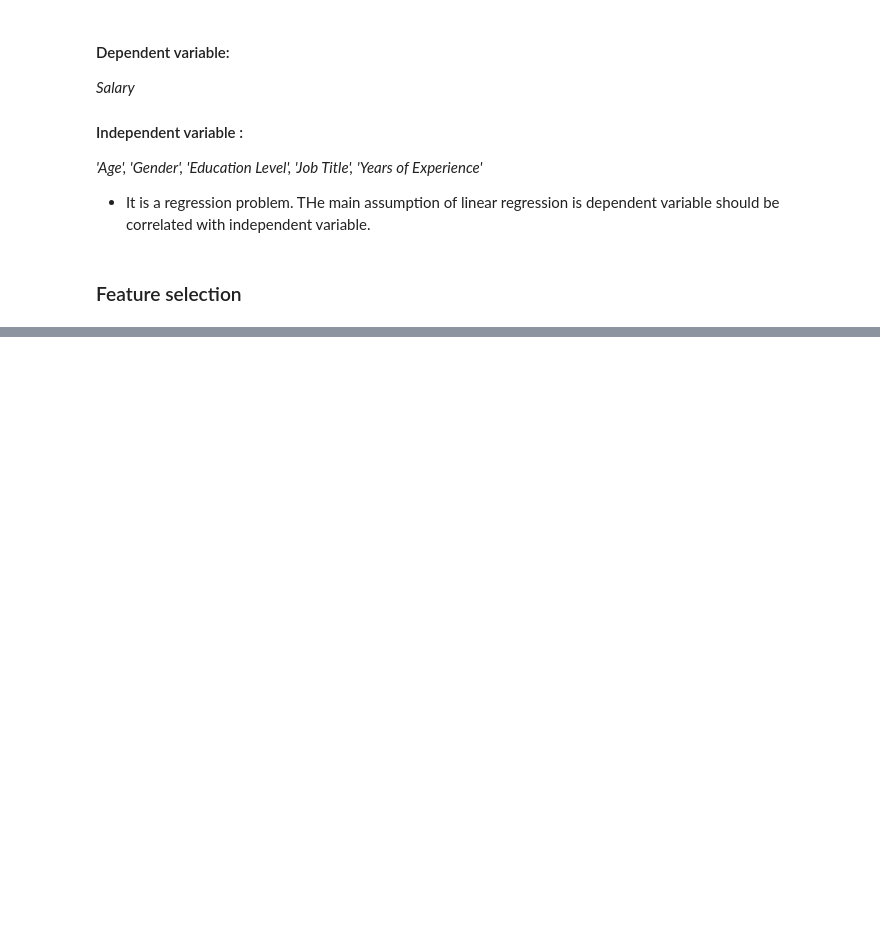
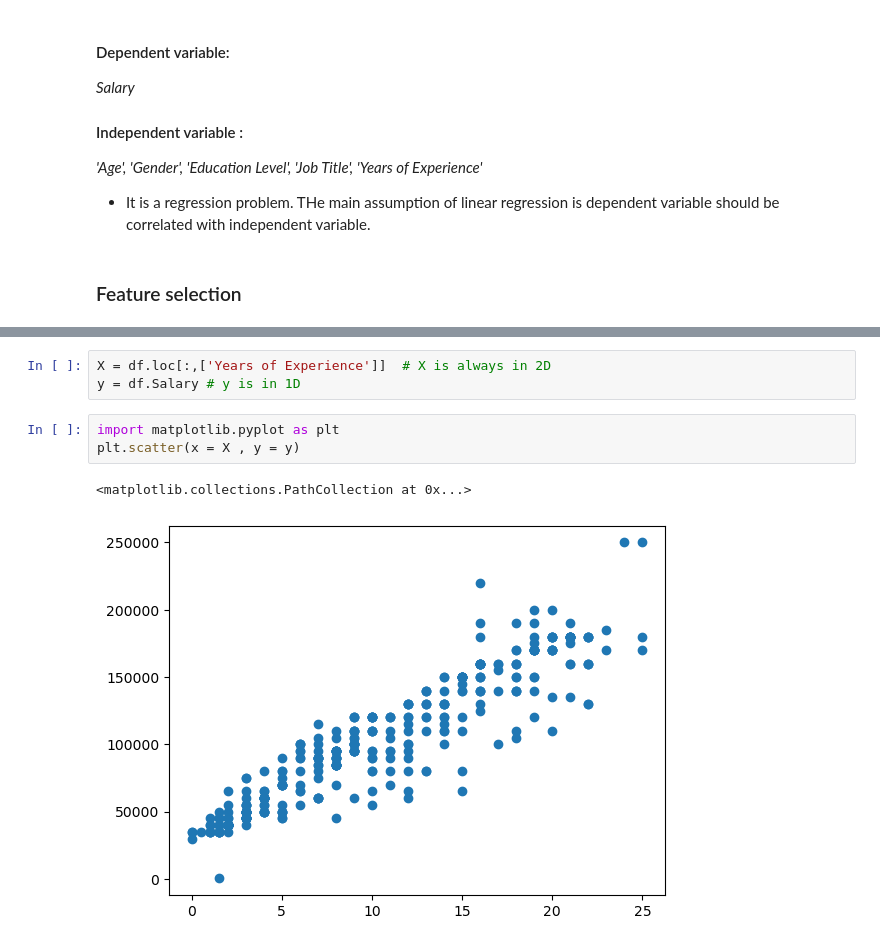
Before and after one commit to Sandeep-Poudel/Ai-Ml-bootcamp, a Jupyter notebook: IntroductionToLinearRegression.ipynb, the cells around one changed output, grey strips where cells are left out. Saved outputs shown, nothing was run; the diff lists cells and outputs as text; blank space fills up the shorter version.

```diff
--- a/IntroductionToLinearRegression.ipynb
+++ b/IntroductionToLinearRegression.ipynb
@@ -201,0 +225,9 @@ dtype: int64
+# %%
+X = df.loc[:,['Years of Experience']]  # X is always in 2D
+y = df.Salary # y is in 1D
+# %%
+import matplotlib.pyplot as plt
+plt.scatter(x = X , y = y)
+# %% [output]
+<matplotlib.collections.PathCollection at 0x...>
+[figure, added]
```
Also changed, not shown: parts of 32 cells of this notebook.
